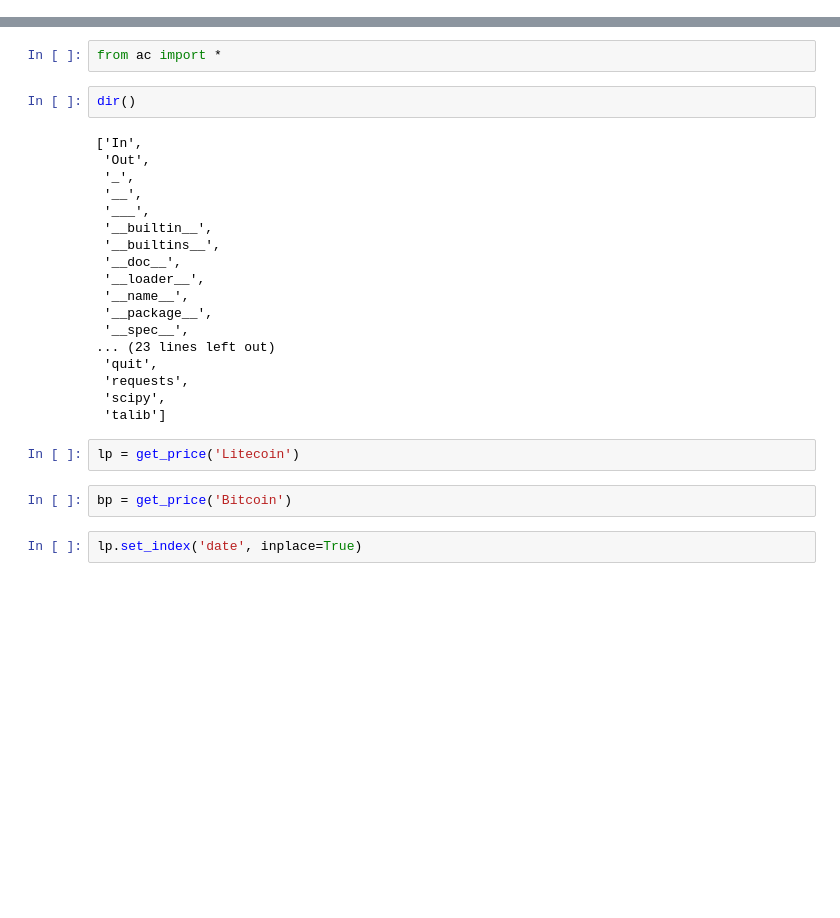
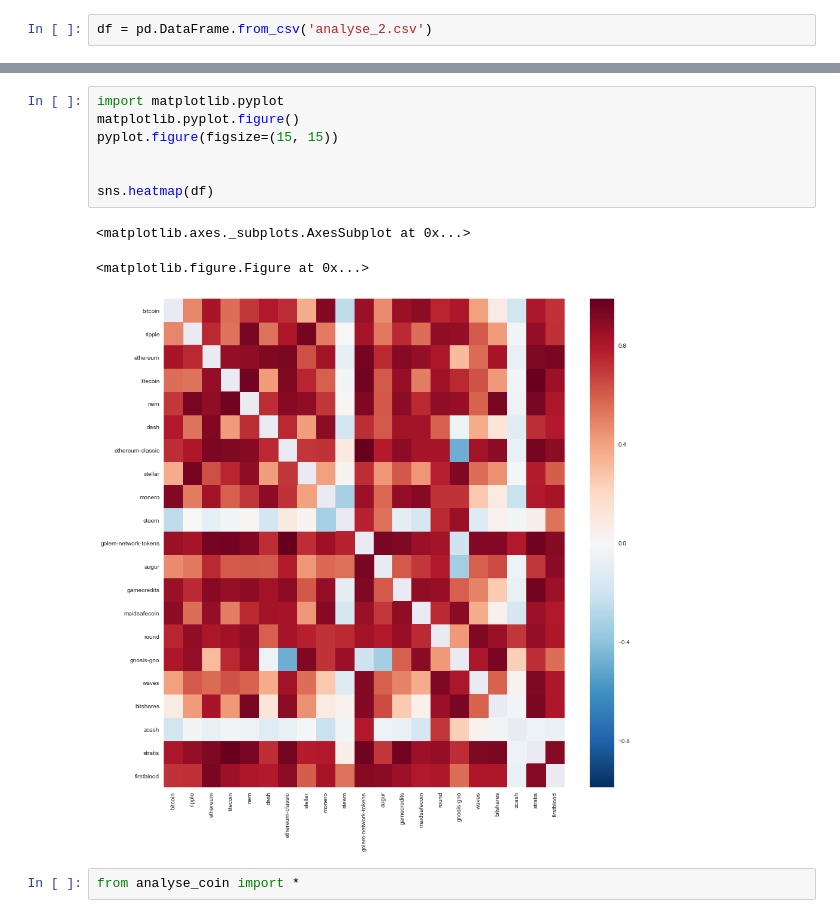
Before and after one commit to dongyi/coin-maker, a Jupyter notebook: Untitled.ipynb, the cells around one changed output, grey strips where cells are left out. Drawn from its saved outputs; the diff is of its cells as text; blank space fills up the shorter version.

```diff
--- a/Untitled.ipynb
+++ b/Untitled.ipynb
@@ -7,0 +3,2 @@ total 24
+# %%
+df = pd.DataFrame.from_csv('analyse_2.csv')
@@ -8,28 +10,13 @@ total 24
+# %%
+import matplotlib.pyplot
+matplotlib.pyplot.figure()
+pyplot.figure(figsize=(15, 15))
+
+
+sns.heatmap(df)
+# %% [output]
+<matplotlib.axes._subplots.AxesSubplot at 0x...>
+<matplotlib.figure.Figure at 0x...>
+[figure, added]
 # %%
-from ac import *
+from analyse_coin import *
-# %%
-dir()
-# %% [output]
-['In',
- 'Out',
- '_',
- '__',
- '___',
- '__builtin__',
- '__builtins__',
- '__doc__',
- '__loader__',
- '__name__',
- '__package__',
- '__spec__',
-... (23 lines left out)
- 'quit',
- 'requests',
- 'scipy',
- 'talib']
-# %%
-lp = get_price('Litecoin')
-# %%
-bp = get_price('Bitcoin')
-# %%
-lp.set_index('date', inplace=True)
```
Also changed, not shown: parts of 11 cells of this notebook, 1 other file.
